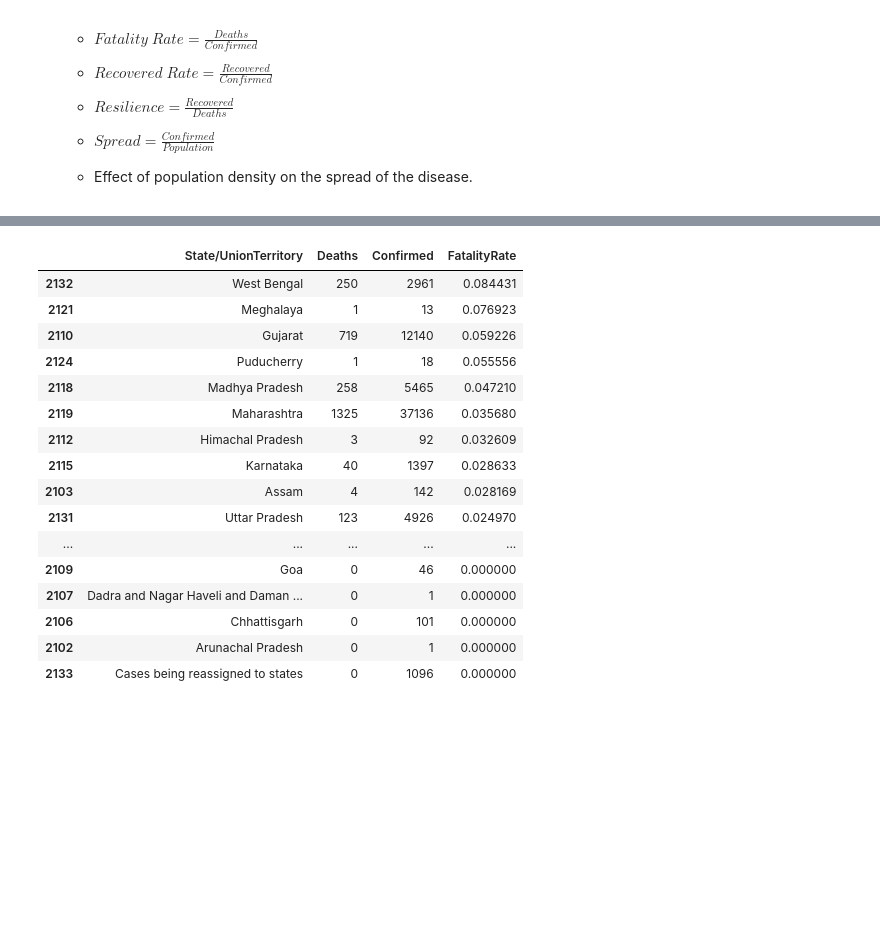
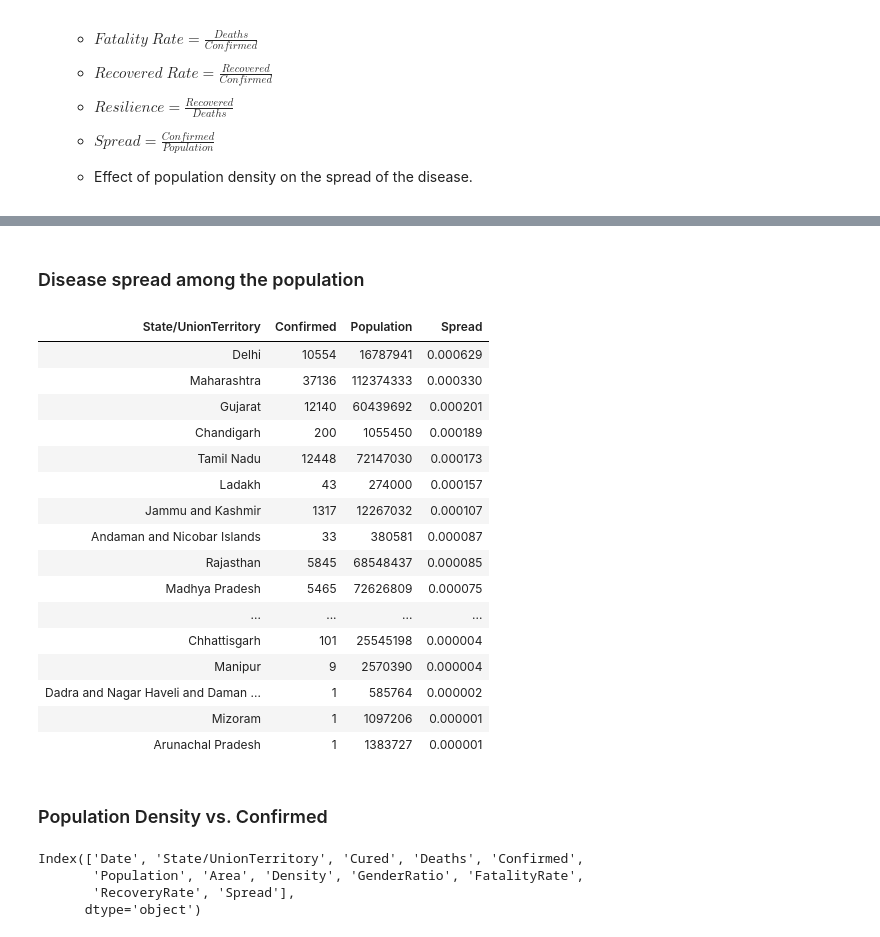
Before and after one commit to kumarashutosh22/Exploratory-Data-Analysis-Projects, a Jupyter notebook: COVID_19_India.ipynb, the cells around one changed output, grey strips where cells are left out. Saved outputs shown, nothing was run; the diff lists cells and outputs as text; code cells hidden in the pictures; blank space fills up the shorter version.

```diff
--- a/COVID_19_India.ipynb
+++ b/COVID_19_India.ipynb
@@ -317,0 +330,10 @@ crnt = cov[
+# %%
+# creating a dataframe for the most recent data with the cenus data merged
+crnt = pd.merge(
+    cov[
+        cov['Date']==cov['Date'].unique()[-1] # masking the covid data frame to only show the most recent data
+        ],
+    cen,                                      # the census dataframe
+    on='State/UnionTerritory',                # joining on 'State/UnionTerritory
+    how='inner'                               # doing an inner join to remove all the entries not coomon to both the dataframes
+    )
@@ -334,35 +424,49 @@ See the caveats in the documentation: https://pandas.pydata.org/pandas-docs/stab
+# %% [markdown]
+### Disease spread among the population
+# %%
+crnt['Spread'] = crnt['Confirmed']/crnt['Population']
 # %%
 crnt.sort_values(
-    'FatalityRate',ascending=False
+    'Spread',ascending=False
     )[[
        'State/UnionTerritory',
-       'Deaths','Confirmed',
-       'FatalityRate'
+       'Confirmed',
+       'Population',
+       'Spread'
        ]].style.background_gradient(
-           cmap='Oranges'
+           cmap='Purples'
        ).set_table_styles([
                            {'selector':'th',
                             'props':[('font-size','12px'),
                                      ('font-weight','bold')]},
                            {'selector':'td',
                             'props':[('font-size','11px'),
                                      ('font-weight','normal')]}
-       ])
+       ]).hide_index()
 # %% [output]
-|  | State/UnionTerritory | Deaths | Confirmed | FatalityRate |
-| 2132 | West Bengal | 250 | 2961 | 0.084431 |
-| 2121 | Meghalaya | 1 | 13 | 0.076923 |
-| 2110 | Gujarat | 719 | 12140 | 0.059226 |
-| 2124 | Puducherry | 1 | 18 | 0.055556 |
-| 2118 | Madhya Pradesh | 258 | 5465 | 0.047210 |
-| 2119 | Maharashtra | 1325 | 37136 | 0.035680 |
-| 2112 | Himachal Pradesh | 3 | 92 | 0.032609 |
-| 2115 | Karnataka | 40 | 1397 | 0.028633 |
-| 2103 | Assam | 4 | 142 | 0.028169 |
-| 2131 | Uttar Pradesh | 123 | 4926 | 0.024970 |
-| ... | ... | ... | ... | ... |
-| 2109 | Goa | 0 | 46 | 0.000000 |
-| 2107 | Dadra and Nagar Haveli and Daman ... | 0 | 1 | 0.000000 |
-| 2106 | Chhattisgarh | 0 | 101 | 0.000000 |
-| 2102 | Arunachal Pradesh | 0 | 1 | 0.000000 |
-| 2133 | Cases being reassigned to states | 0 | 1096 | 0.000000 |
+| State/UnionTerritory | Confirmed | Population | Spread |
+| Delhi | 10554 | 16787941 | 0.000629 |
+| Maharashtra | 37136 | 112374333 | 0.000330 |
+| Gujarat | 12140 | 60439692 | 0.000201 |
+| Chandigarh | 200 | 1055450 | 0.000189 |
+| Tamil Nadu | 12448 | 72147030 | 0.000173 |
+| Ladakh | 43 | 274000 | 0.000157 |
+| Jammu and Kashmir | 1317 | 12267032 | 0.000107 |
+| Andaman and Nicobar Islands | 33 | 380581 | 0.000087 |
+| Rajasthan | 5845 | 68548437 | 0.000085 |
+| Madhya Pradesh | 5465 | 72626809 | 0.000075 |
+| ... | ... | ... | ... |
+| Chhattisgarh | 101 | 25545198 | 0.000004 |
+| Manipur | 9 | 2570390 | 0.000004 |
+| Dadra and Nagar Haveli and Daman ... | 1 | 585764 | 0.000002 |
+| Mizoram | 1 | 1097206 | 0.000001 |
+| Arunachal Pradesh | 1 | 1383727 | 0.000001 |
+# %% [markdown]
+### Population Density vs. Confirmed
+# %%
+crnt.columns
+# %% [output]
+Index(['Date', 'State/UnionTerritory', 'Cured', 'Deaths', 'Confirmed',
+       'Population', 'Area', 'Density', 'GenderRatio', 'FatalityRate',
+       'RecoveryRate', 'Spread'],
+      dtype='object')
```
Also changed, not shown: parts of 25 cells of this notebook.
